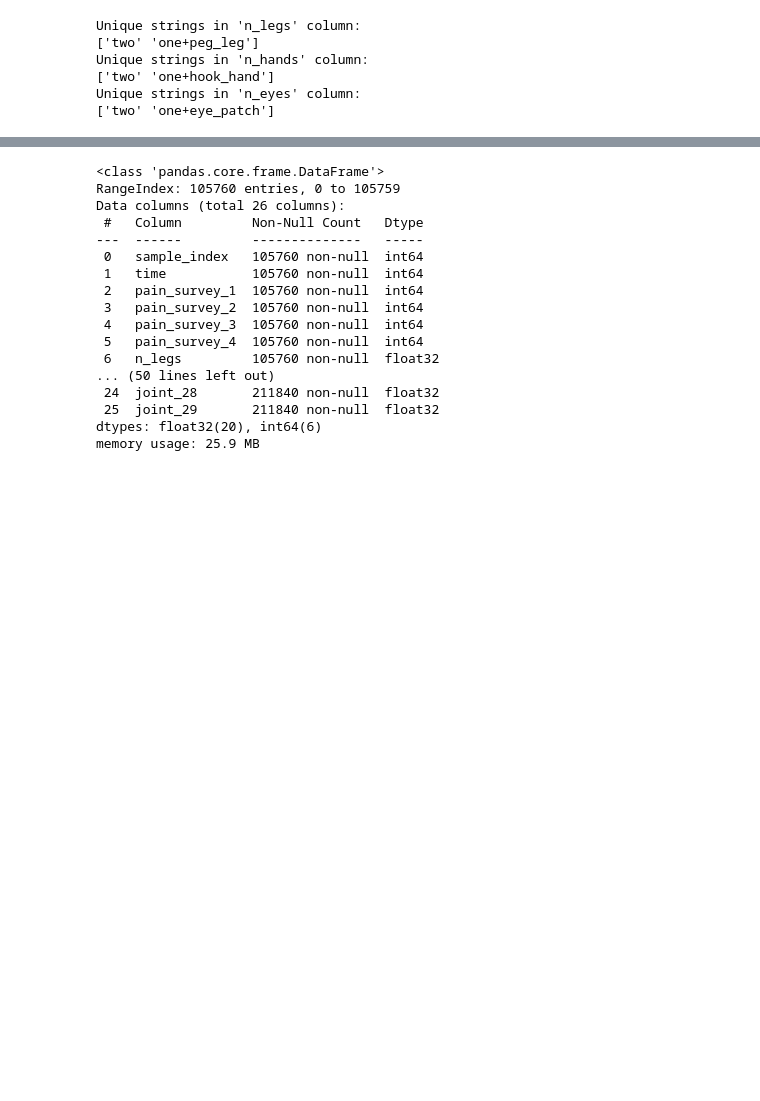
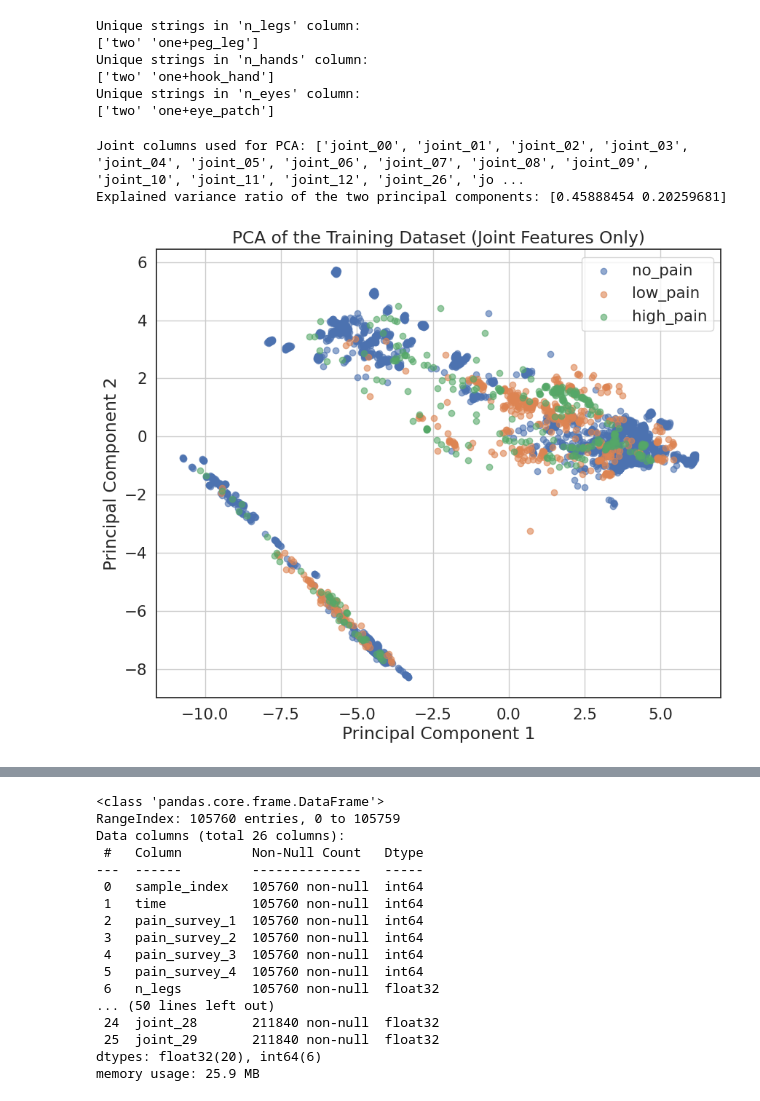
Before and after one commit to francescostreet/-AN2DL-2025-First-challenge, a Jupyter notebook: Latest+weighted_rand_sampler.ipynb, the cells around one changed output, grey strips where cells are left out. Saved outputs shown, nothing was run; the diff lists cells and outputs as text; code cells hidden in the pictures; blank space fills up the shorter version.

```diff
--- a/Latest+weighted_rand_sampler.ipynb
+++ b/Latest+weighted_rand_sampler.ipynb
@@ -198,0 +172,43 @@ plt.show()
+# %%
+import numpy as np
+import matplotlib.pyplot as plt
+from sklearn.decomposition import PCA
+
+# Prepare data for PCA
+# X_train already contains only the preprocessed joint features
+# Flatten the dynamic (time-series) features from X_train
+X_train_flat = X_train.reshape((X_train.shape[0], -1))
+
+# For this request, we use ONLY the flattened joint features for PCA
+X_pca_input = X_train_flat
+
+# Apply PCA to 2 components for visualization
+pca = PCA(n_components=2)
+X_pca = pca.fit_transform(X_pca_input)
+
+# Get the labels for coloring the plot
+y_labels = y_train
+
+# Print the actual joint columns being used
+print(f"Joint columns used for PCA: {actual_joint_columns_global}")
+print("Explained variance ratio of the two principal components:", pca.explained_variance_ratio_)
+
+# Plot the 2D PCA results
+plt.figure(figsize=(10, 8))
+for label in np.unique(y_labels):
+    # Map numeric labels back to string for legend, if inverse_label_mapping is available
+    if 'inverse_label_mapping' in globals() and label in inverse_label_mapping:
+        label_name = inverse_label_mapping[label]
+    else:
+        label_name = f"Class {label}"
+    plt.scatter(X_pca[y_labels==label, 0], X_pca[y_labels==label, 1], label=label_name, alpha=0.6)
+plt.xlabel("Principal Component 1")
+plt.ylabel("Principal Component 2")
+plt.title("PCA of the Training Dataset (Joint Features Only)")
+plt.legend()
+plt.grid(True)
+plt.show()
+# %% [output]
+Joint columns used for PCA: ['joint_00', 'joint_01', 'joint_02', 'joint_03', 'joint_04', 'joint_05', 'joint_06', 'joint_07', 'joint_08', 'joint_09', 'joint_10', 'joint_11', 'joint_12', 'joint_26', 'jo ...
+Explained variance ratio of the two principal components: [0.45888454 0.20259681]
+[figure, added]
```
Also changed, not shown: parts of 3 cells of this notebook.
